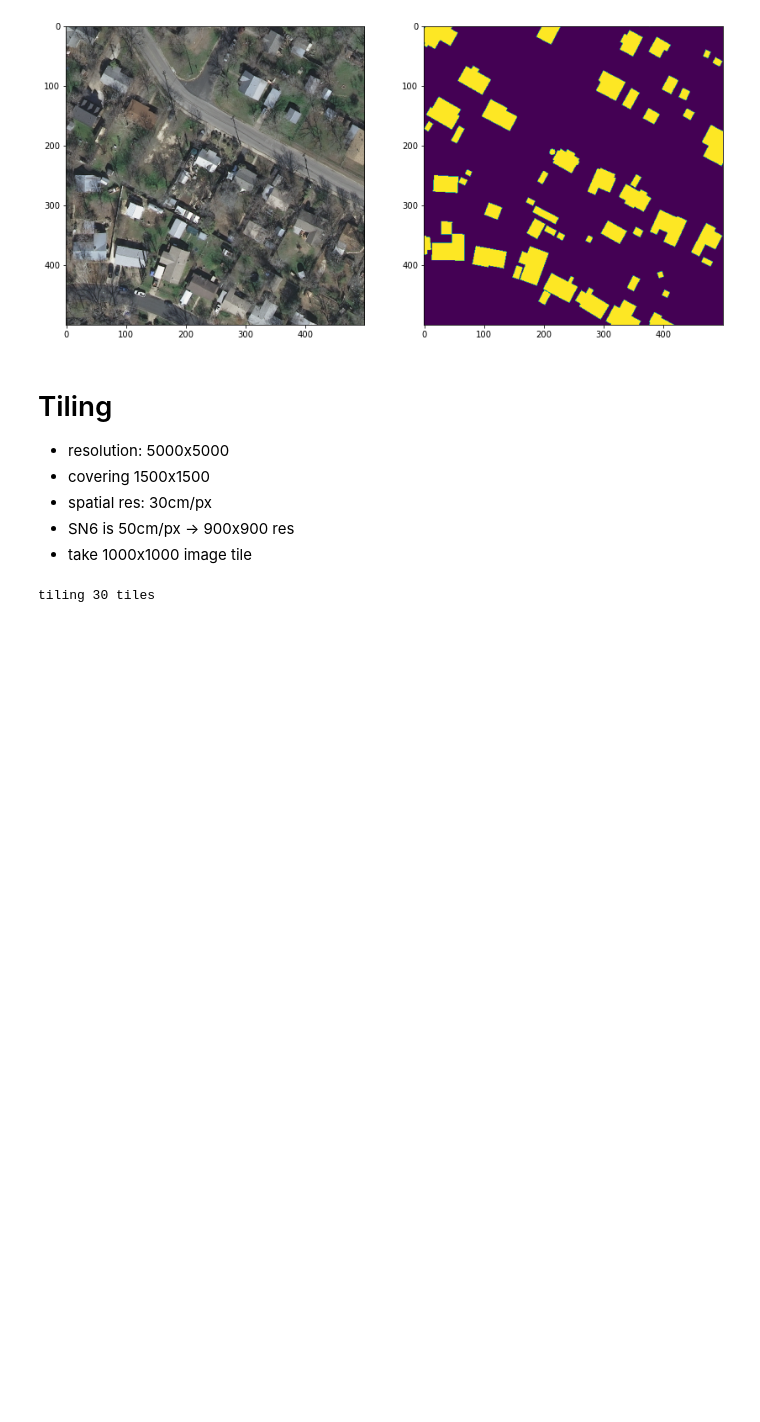
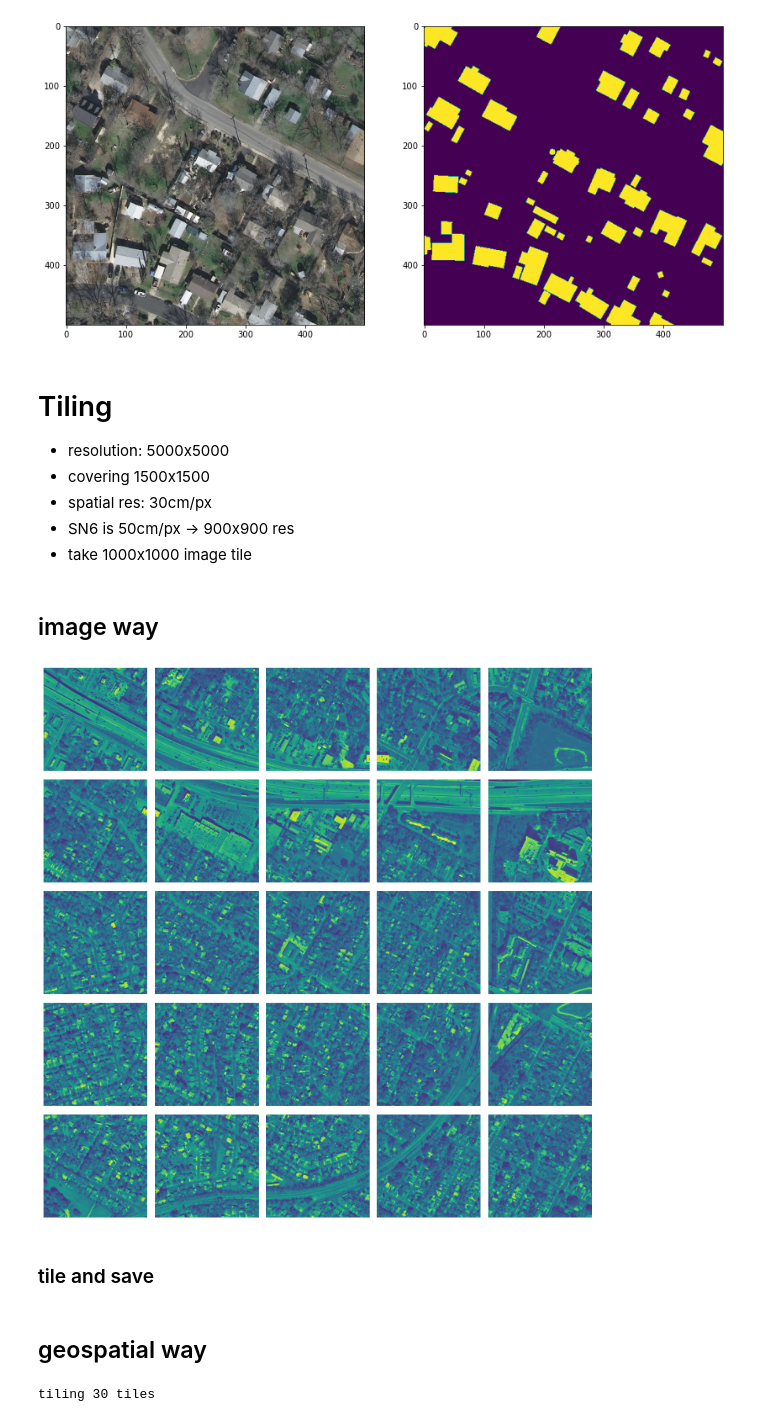
Before and after one commit to sandhi-artha/sn6_aug, a Jupyter notebook: notebook/inria.ipynb, the cells around one changed output. Saved outputs shown, nothing was run; the diff lists cells and outputs as text; code cells hidden in the pictures; blank space fills up the shorter version.

```diff
--- a/notebook/inria.ipynb
+++ b/notebook/inria.ipynb
@@ -106,3 +104,34 @@ def get_city_fps(city_list, n_tile):
 
 train_fps = get_city_fps(train_city, n_train)
 val_fps = get_city_fps(val_city, n_val)
+# %% [markdown]
+## image way
+# %%
+def tile_image(out_dir, fp):
+    w = 1000
+    h = 1000
+    images = []
+    with Image.open(fp) as img:
+        image = np.array(img.convert('L'))
+        # tile into 25
+        for i in range(5):
+            for j in range(5):
+                images.append(image[i*w:(i+1)*w, j*h:(j+1)*h])
+
+    return images
+
+images = tile_image('', train_fps[0])
+len(images)
+# %%
+f = plt.figure(figsize=(10,10))
+for i in range(25):
+    ax = f.add_subplot(5,5,i+1)
+    ax.imshow(images[i])
+    ax.axis('off')
+
+plt.tight_layout()
+plt.show()
+# %% [output]
+[figure, added]
+# %% [markdown]
+### tile and save
@@ -108,0 +165,2 @@ val_fps = get_city_fps(val_city, n_val)
+# %% [markdown]
+## geospatial way
```
Also changed, not shown: parts of 3 cells of this notebook.
